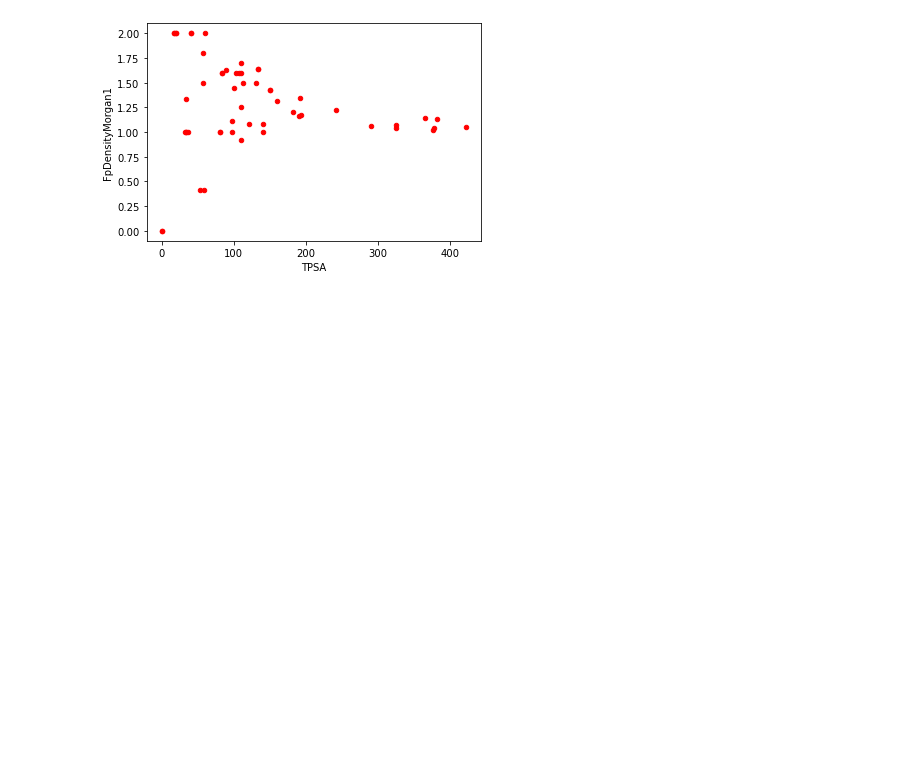
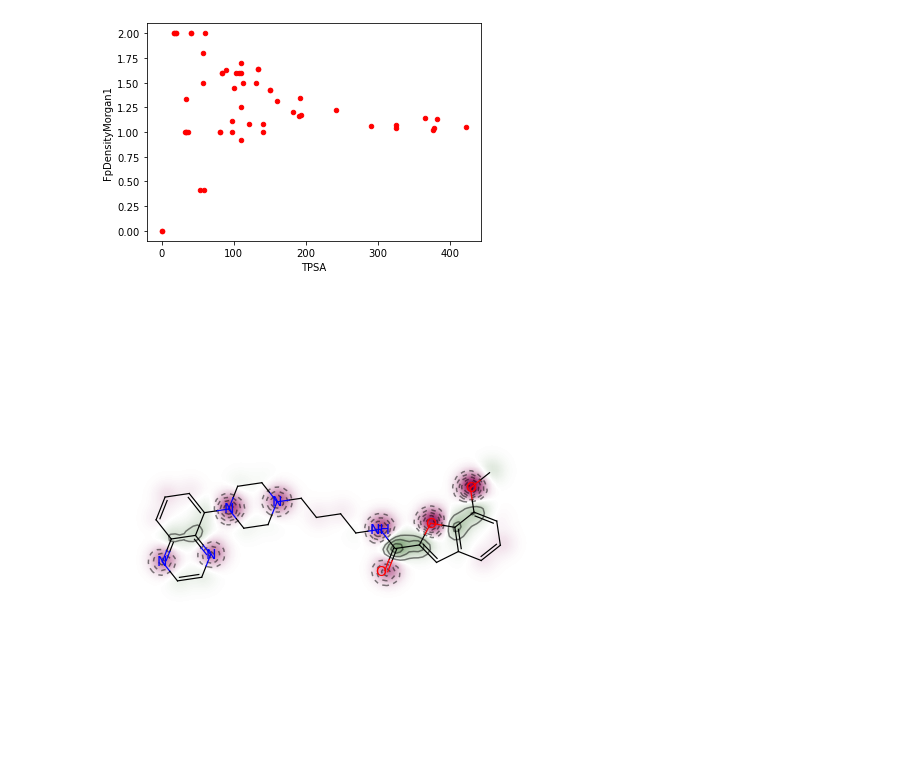
Before and after one commit to meidelien/Metabolic-network-layout-using-biochemical-coordinates, a Jupyter notebook: Notebooks/Plots.ipynb, the cells around one changed output. Cells and saved outputs as stored; diff of their text form; code cells hidden in the pictures; blank space fills up the shorter version.

Commit message:
ChemDraw notebook
Tested the built in visualization tools

```diff
--- a/Notebooks/Plots.ipynb
+++ b/Notebooks/Plots.ipynb
@@ -203,3 +208,14 @@ df.plot(kind="scatter", x = "TPSA", y  = "FpDensityMorgan1", color = "red")
 # %% [output]
 <AxesSubplot:xlabel='TPSA', ylabel='FpDensityMorgan1'>
 [figure]
+# %%
+mol = Chem.MolFromSmiles('COc1cccc2cc(C(=O)NCCCCN3CCN(c4cccc5nccnc54)CC3)oc21')
+
+AllChem.ComputeGasteigerCharges(mol)
+# %%
+
+contribs = [mol.GetAtomWithIdx(i).GetDoubleProp('_GasteigerCharge') for i in range(mol.GetNumAtoms())]
+# %%
+fig = SimilarityMaps.GetSimilarityMapFromWeights(mol, contribs, colormap="jet", contourLines =10)
+# %% [output]
+[figure, added]
```
Also changed, not shown: parts of 4 cells of this notebook, 3 other files.
